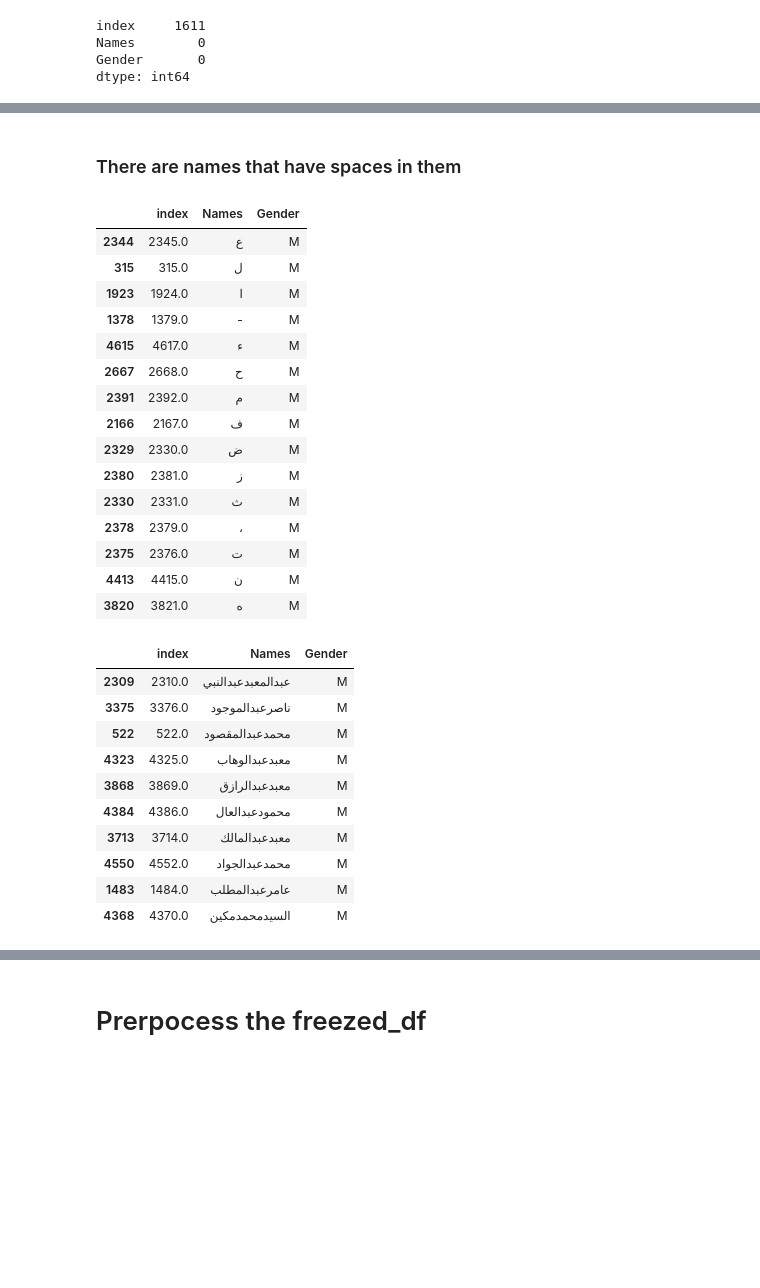
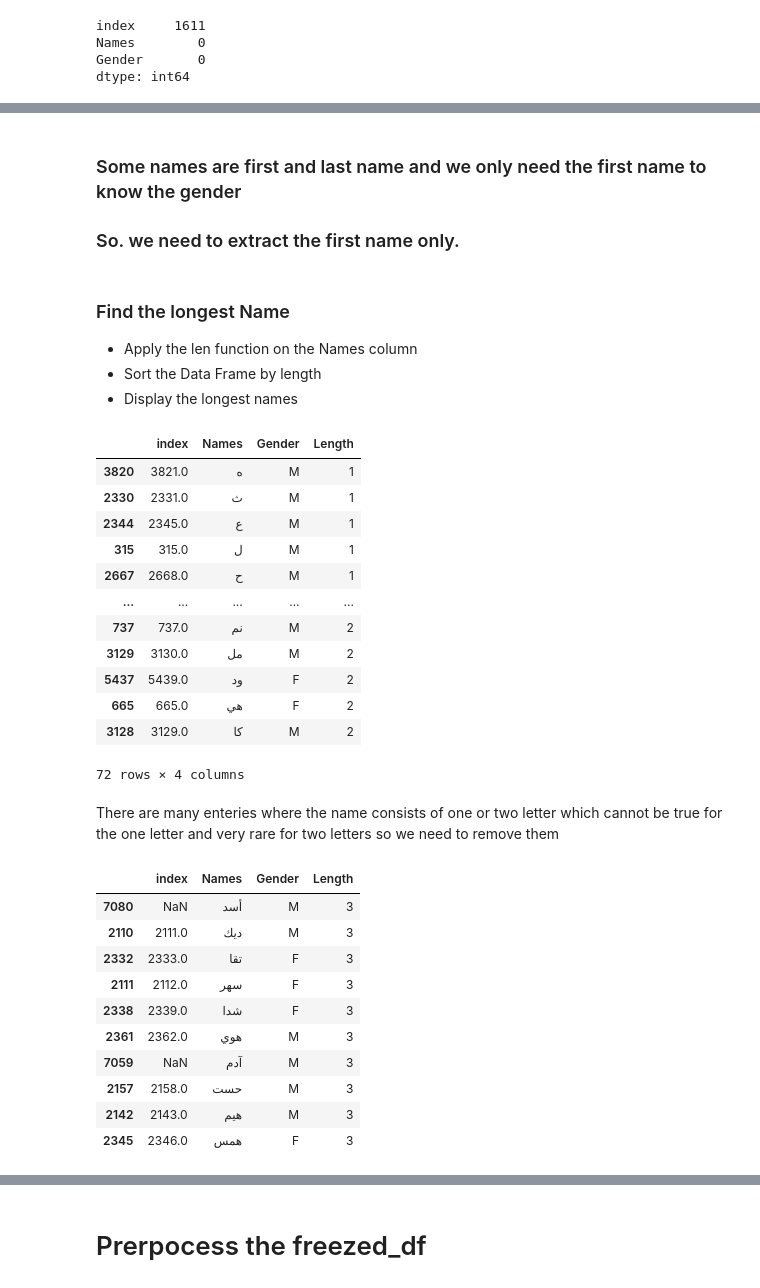
Before and after one commit to Desoky231/Arabic_names_gender_indetification, a Jupyter notebook: gender reveal.ipynb, the cells around one changed output, grey strips where cells are left out. Saved outputs shown, nothing was run; the diff lists cells and outputs as text; code cells hidden in the pictures; blank space fills up the shorter version.

```diff
--- a/gender reveal.ipynb
+++ b/gender reveal.ipynb
@@ -166,5 +156,6 @@ Name: 2309, dtype: object
 # %% [markdown]
-### There are names that have spaces in them
+### Some names are first and last name and we only need the first name to know the gender
+### So. we need to extract the first name only.
 # %%
 def Split(x):
     if(type(x) == float):
@@ -173,47 +164,52 @@ def Split(x):
 
 test = train_df["Names"].apply(Split)
 train_df["Names"] = pd.DataFrame(test)
+# %% [markdown]
+### Find the longest Name
+
+- Apply the len function on the Names column
+- Sort the Data Frame by length
+- Display the longest names
 # %%
-# Assuming 'Names' is the column containing names in your DataFrame
+
 length = train_df["Names"].apply(len)
-longest_name = max(length)
-index = length.sort_values(ascending=False).index
+
+train_df['Length'] = length
+
+sorted_train_df = train_df.sort_values(by = 'Length' , ascending= True)
-# %%
-# Reorder the rows of the DataFrame using the sorted index
-sorted_train_df = train_df.loc[index]
 # %%
-display(sorted_train_df[sorted_train_df['Names'].apply(len) == 1])
+display(sorted_train_df[sorted_train_df['Length'] <= 2])
 # %% [output]
-|  | index | Names | Gender |
-| 2344 | 2345.0 | ع | M |
-| 315 | 315.0 | ل | M |
-| 1923 | 1924.0 | ا | M |
-| 1378 | 1379.0 | - | M |
-| 4615 | 4617.0 | ء | M |
-| 2667 | 2668.0 | ح | M |
-| 2391 | 2392.0 | م | M |
-| 2166 | 2167.0 | ف | M |
-| 2329 | 2330.0 | ض | M |
-| 2380 | 2381.0 | ز | M |
-| 2330 | 2331.0 | ث | M |
-| 2378 | 2379.0 | ، | M |
-| 2375 | 2376.0 | ت | M |
-| 4413 | 4415.0 | ن | M |
-| 3820 | 3821.0 | ه | M |
+|  | index | Names | Gender | Length |
+| 3820 | 3821.0 | ه | M | 1 |
+| 2330 | 2331.0 | ث | M | 1 |
+| 2344 | 2345.0 | ع | M | 1 |
+| 315 | 315.0 | ل | M | 1 |
+| 2667 | 2668.0 | ح | M | 1 |
+| ... | ... | ... | ... | ... |
+| 737 | 737.0 | نم | M | 2 |
+| 3129 | 3130.0 | مل | M | 2 |
+| 5437 | 5439.0 | ود | F | 2 |
+| 665 | 665.0 | هي | F | 2 |
+| 3128 | 3129.0 | كا | M | 2 |
+72 rows × 4 columns
+# %% [markdown]
+There are many enteries where the name consists of one or two letter which cannot be true for the one letter and very rare for two letters so we need to remove them
 # %%
-sorted_train_df = sorted_train_df[sorted_train_df['Names'].apply(len) != 1]
+#Remove the enteries where the length the is 1 letter
+sorted_train_df = sorted_train_df[sorted_train_df['Length'] > 2]
 sorted_train_df.head(10)
 # %% [output]
-|  | index | Names | Gender |
-| 2309 | 2310.0 | عبدالمعبدعبدالنبي | M |
-| 3375 | 3376.0 | ناصرعبدالموجود | M |
-| 522 | 522.0 | محمدعبدالمقصود | M |
-| 4323 | 4325.0 | معبدعبدالوهاب | M |
-| 3868 | 3869.0 | معبدعبدالرازق | M |
-| 4384 | 4386.0 | محمودعبدالعال | M |
-| 3713 | 3714.0 | معبدعبدالمالك | M |
-| 4550 | 4552.0 | محمدعبدالجواد | M |
-| 1483 | 1484.0 | عامرعبدالمطلب | M |
-| 4368 | 4370.0 | السيدمحمدمكين | M |
+|  | index | Names | Gender | Length |
+| 7080 | NaN | أسد | M | 3 |
+| 2110 | 2111.0 | ديك | M | 3 |
+| 2332 | 2333.0 | تقا | F | 3 |
+| 2111 | 2112.0 | سهر | F | 3 |
+| 2338 | 2339.0 | شدا | F | 3 |
+| 2361 | 2362.0 | هوي | M | 3 |
+| 7059 | NaN | آدم | M | 3 |
+| 2157 | 2158.0 | حست | M | 3 |
+| 2142 | 2143.0 | هيم | M | 3 |
+| 2345 | 2346.0 | همس | F | 3 |
 # %%
 train_df = sorted_train_df[["Names" , "Gender"]].reset_index(drop=True)
```
Also changed, not shown: parts of 62 cells of this notebook.
